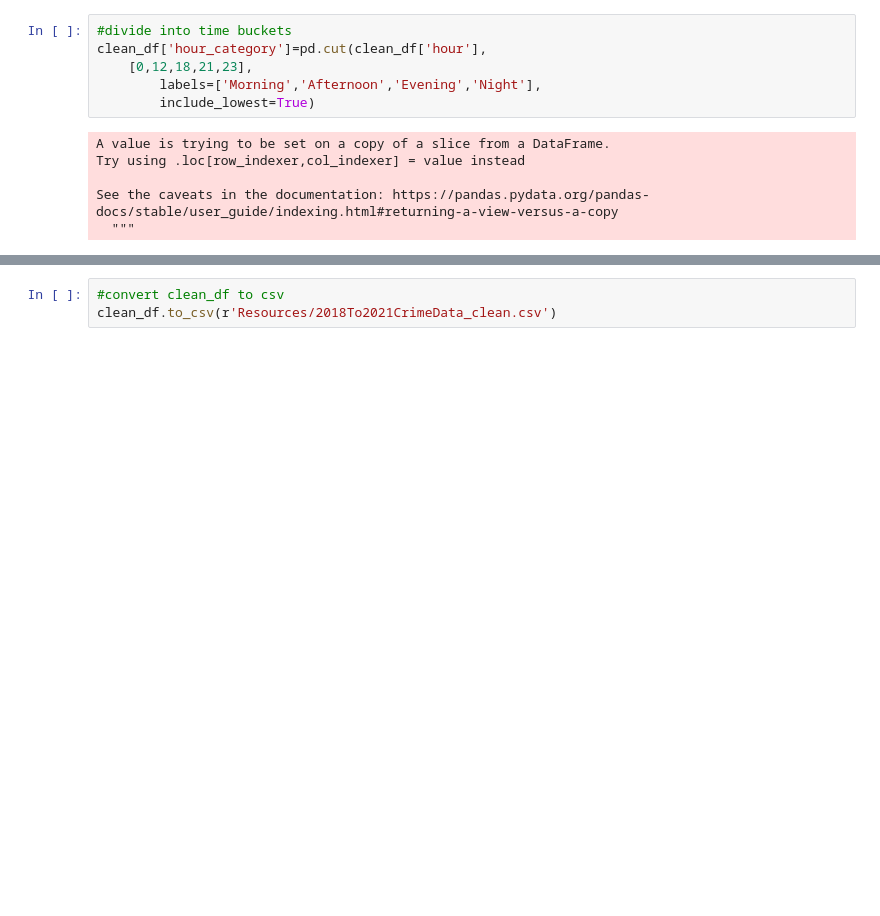
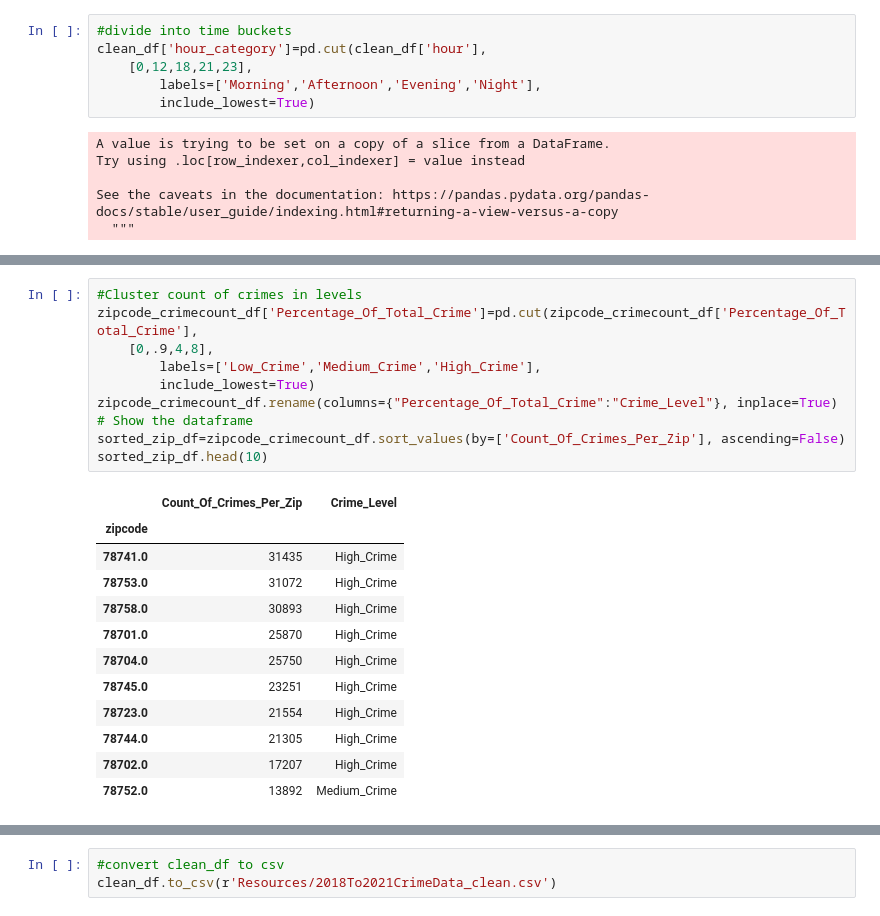
Before and after one commit to kellykindla/FinalProject, a Jupyter notebook: Cleaning_and_DB_connection.ipynb, the cells around one changed output, grey strips where cells are left out. Cells and saved outputs as stored; diff of their text form; blank space fills up the shorter version.

```diff
--- a/Cleaning_and_DB_connection.ipynb
+++ b/Cleaning_and_DB_connection.ipynb
@@ -372 +360,24 @@ zipcode_crimecount_df.sort_values(by=['Count_Of_Crimes_Per_Zip'], ascending=Fals
+# %%
+#Cluster count of crimes in levels
+zipcode_crimecount_df['Percentage_Of_Total_Crime']=pd.cut(zipcode_crimecount_df['Percentage_Of_Total_Crime'],
+    [0,.9,4,8],
+        labels=['Low_Crime','Medium_Crime','High_Crime'],
+        include_lowest=True)
+zipcode_crimecount_df.rename(columns={"Percentage_Of_Total_Crime":"Crime_Level"}, inplace=True)
+# Show the dataframe
+sorted_zip_df=zipcode_crimecount_df.sort_values(by=['Count_Of_Crimes_Per_Zip'], ascending=False)
+sorted_zip_df.head(10)
+# %% [output]
+|  | Count_Of_Crimes_Per_Zip | Crime_Level |
+| zipcode |  |  |
+| 78741.0 | 31435 | High_Crime |
+| 78753.0 | 31072 | High_Crime |
+| 78758.0 | 30893 | High_Crime |
+| 78701.0 | 25870 | High_Crime |
+| 78704.0 | 25750 | High_Crime |
+| 78745.0 | 23251 | High_Crime |
+| 78723.0 | 21554 | High_Crime |
+| 78744.0 | 21305 | High_Crime |
+| 78702.0 | 17207 | High_Crime |
+| 78752.0 | 13892 | Medium_Crime |
 # %%
```
Also changed, not shown: parts of 29 cells of this notebook, 3 other files.
